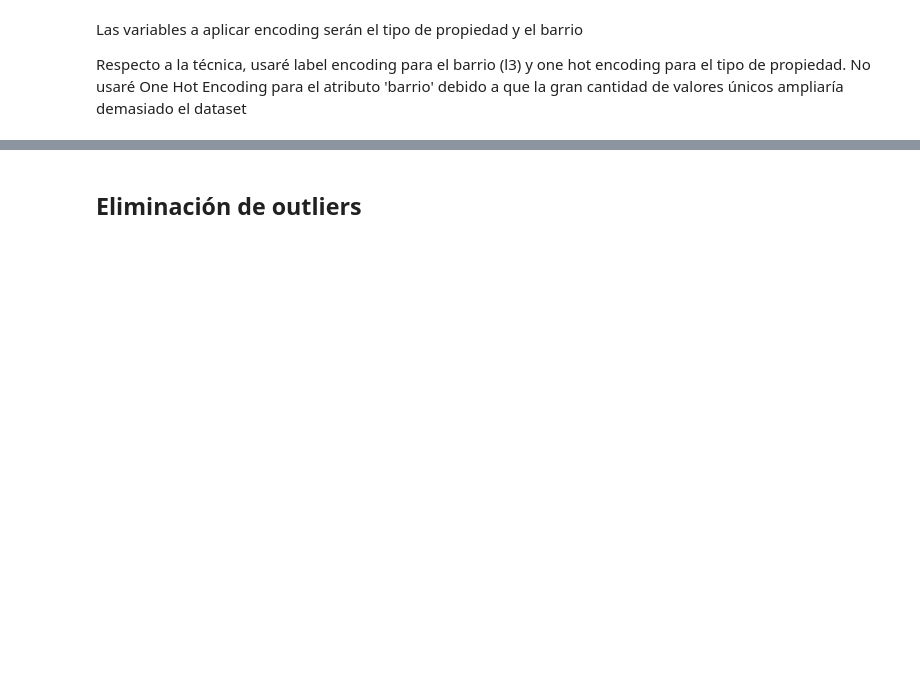
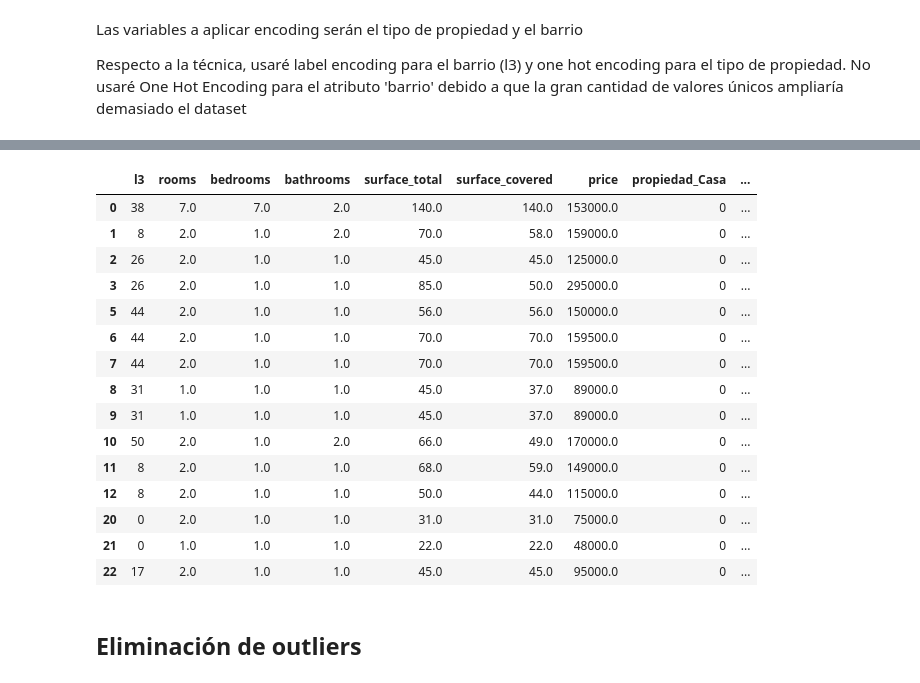
Before and after one commit to gpozzi/machine-learning, a Jupyter notebook: DSProyecto02.ipynb, the cells around one changed output, grey strips where cells are left out. Cells and saved outputs as stored; diff of their text form; code cells hidden in the pictures; blank space fills up the shorter version.

```diff
--- a/DSProyecto02.ipynb
+++ b/DSProyecto02.ipynb
@@ -287,3 +324,22 @@ TypeError: 'LabelEncoder' object is not callable
+# %%
+properatiEncoded.head(15)
+# %% [output]
+|  | l3 | rooms | bedrooms | bathrooms | surface_total | surface_covered | price | propiedad_Casa | ... |
+| 0 | 38 | 7.0 | 7.0 | 2.0 | 140.0 | 140.0 | 153000.0 | 0 | ... |
+| 1 | 8 | 2.0 | 1.0 | 2.0 | 70.0 | 58.0 | 159000.0 | 0 | ... |
+| 2 | 26 | 2.0 | 1.0 | 1.0 | 45.0 | 45.0 | 125000.0 | 0 | ... |
+| 3 | 26 | 2.0 | 1.0 | 1.0 | 85.0 | 50.0 | 295000.0 | 0 | ... |
+| 5 | 44 | 2.0 | 1.0 | 1.0 | 56.0 | 56.0 | 150000.0 | 0 | ... |
+| 6 | 44 | 2.0 | 1.0 | 1.0 | 70.0 | 70.0 | 159500.0 | 0 | ... |
+| 7 | 44 | 2.0 | 1.0 | 1.0 | 70.0 | 70.0 | 159500.0 | 0 | ... |
+| 8 | 31 | 1.0 | 1.0 | 1.0 | 45.0 | 37.0 | 89000.0 | 0 | ... |
+| 9 | 31 | 1.0 | 1.0 | 1.0 | 45.0 | 37.0 | 89000.0 | 0 | ... |
+| 10 | 50 | 2.0 | 1.0 | 2.0 | 66.0 | 49.0 | 170000.0 | 0 | ... |
+| 11 | 8 | 2.0 | 1.0 | 1.0 | 68.0 | 59.0 | 149000.0 | 0 | ... |
+| 12 | 8 | 2.0 | 1.0 | 1.0 | 50.0 | 44.0 | 115000.0 | 0 | ... |
+| 20 | 0 | 2.0 | 1.0 | 1.0 | 31.0 | 31.0 | 75000.0 | 0 | ... |
+| 21 | 0 | 1.0 | 1.0 | 1.0 | 22.0 | 22.0 | 48000.0 | 0 | ... |
+| 22 | 17 | 2.0 | 1.0 | 1.0 | 45.0 | 45.0 | 95000.0 | 0 | ... |
 # %% [markdown]
 ## Eliminación de outliers
 # %% [markdown]
```
Also changed, not shown: parts of 38 cells of this notebook.
